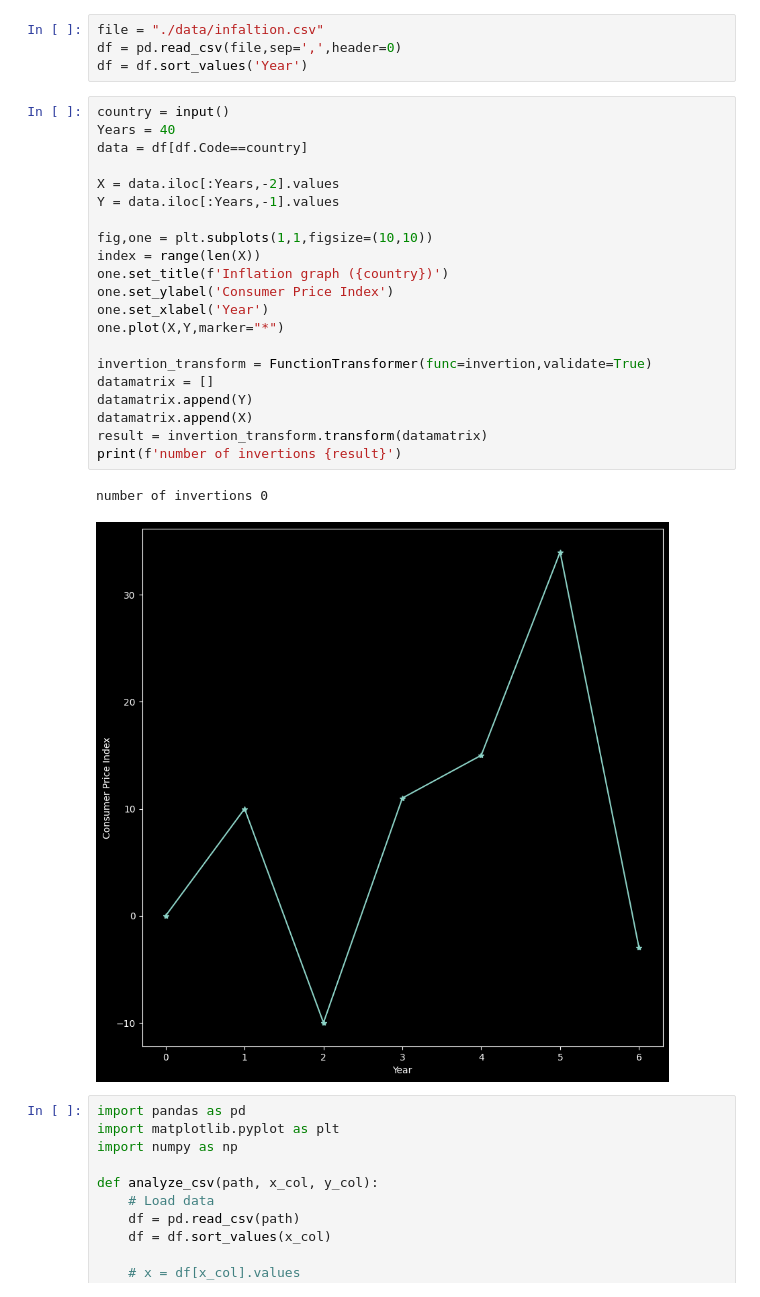
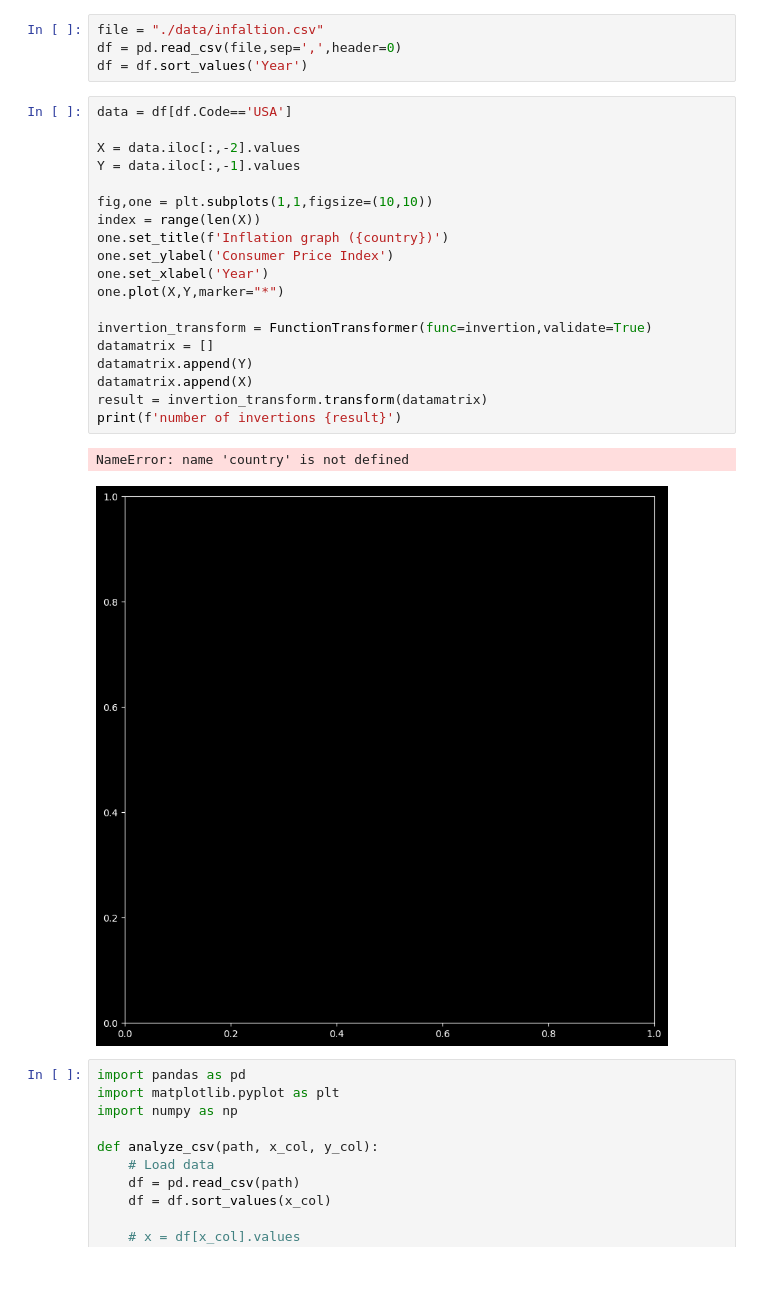
Before and after one commit to tushar-19459/Graph-Project, a Jupyter notebook: testing.ipynb, the cells around one changed output. Drawn from its saved outputs; the diff is of its cells as text.

Commit message:
updated invertions

```diff
--- a/testing.ipynb
+++ b/testing.ipynb
@@ -45,29 +45,27 @@ file = "./data/infaltion.csv"
 df = pd.read_csv(file,sep=',',header=0)
 df = df.sort_values('Year')
 # %%
-country = input()
-Years = 40
-data = df[df.Code==country]
+data = df[df.Code=='USA']
 
-X = data.iloc[:Years,-2].values
-Y = data.iloc[:Years,-1].values
+X = data.iloc[:,-2].values
+Y = data.iloc[:,-1].values
 
 fig,one = plt.subplots(1,1,figsize=(10,10))
 index = range(len(X))
 one.set_title(f'Inflation graph ({country})')
 one.set_ylabel('Consumer Price Index')
 one.set_xlabel('Year')
 one.plot(X,Y,marker="*")
 
 invertion_transform = FunctionTransformer(func=invertion,validate=True)
 datamatrix = []
 datamatrix.append(Y)
 datamatrix.append(X)
 result = invertion_transform.transform(datamatrix)
 print(f'number of invertions {result}')
 # %% [output]
-number of invertions 0
+NameError: name 'country' is not defined
-[figure, old version]
+[figure, new version]
 # %%
 import pandas as pd
 import matplotlib.pyplot as plt
```
Also changed, not shown: parts of 10 cells of this notebook, 23 other files.
